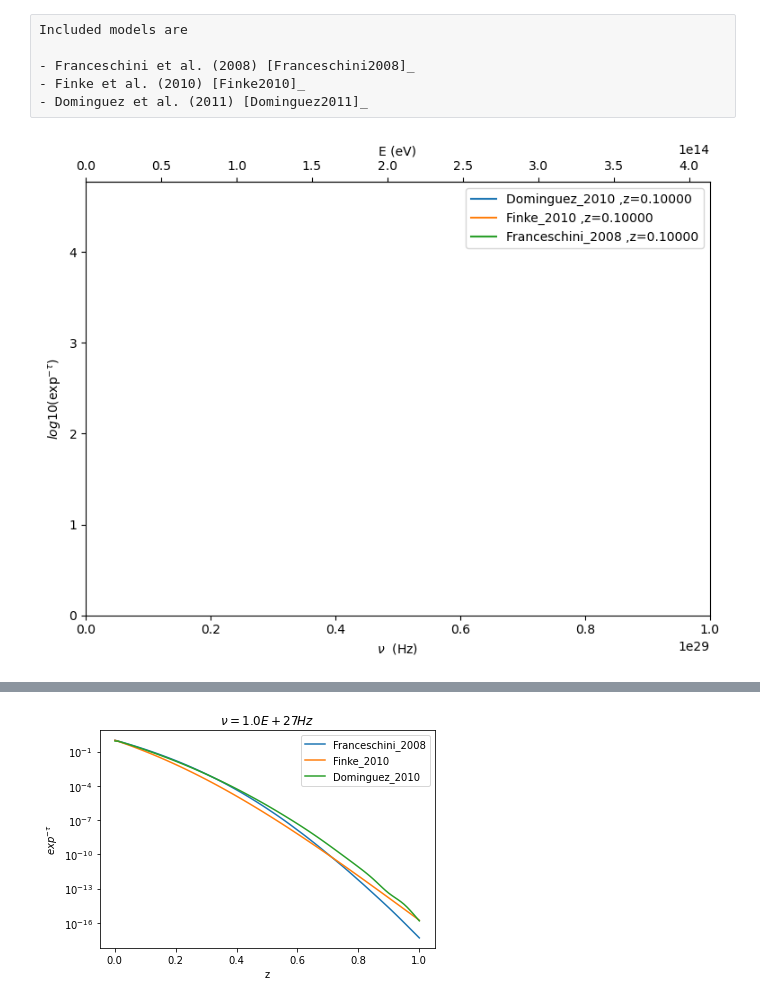
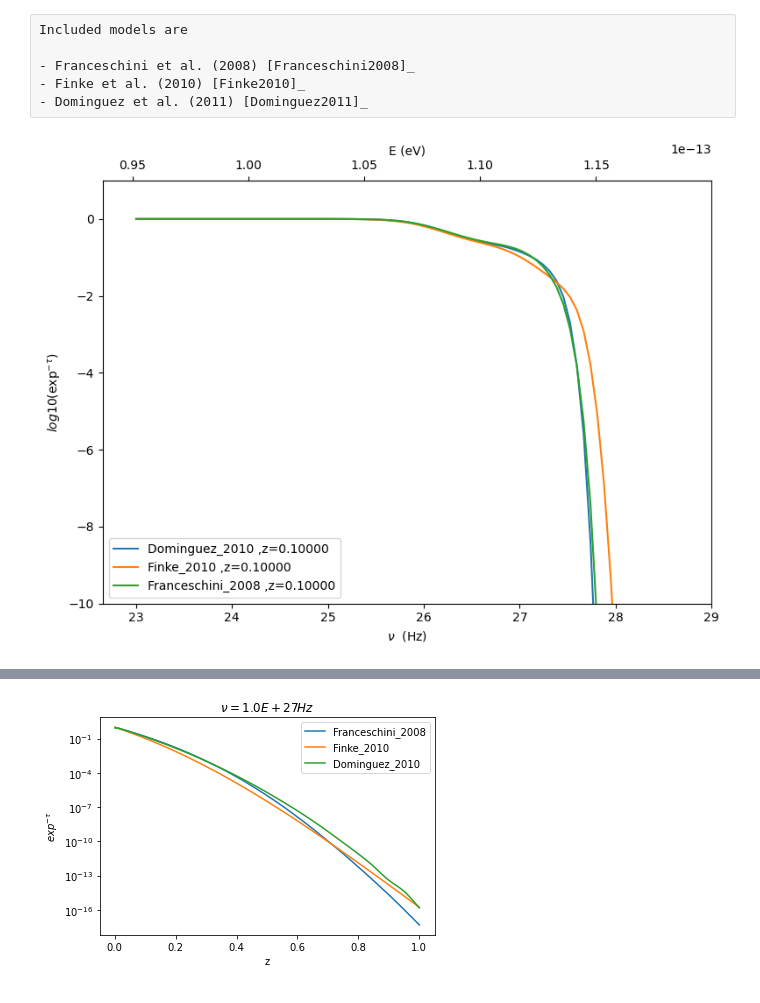
Before and after one commit to andreatramacere/jetset, a Jupyter notebook: doc/documentation_notebooks/EBL/EBL.ipynb, the cells around one changed output, grey strips where cells are left out. Cells and saved outputs as stored; diff of their text form; code cells hidden in the pictures.

```diff
--- a/doc/documentation_notebooks/EBL/EBL.ipynb
+++ b/doc/documentation_notebooks/EBL/EBL.ipynb
@@ -23,16 +26,16 @@ ebl_franceschini=EBLAbsorptionTemplate.from_name('Franceschini_2008')
 # %%
 z=0.1
 nu=np.logspace(23,30,100)
 ebl_dominguez.parameters.z_cosm.val=z
 ebl_dominguez.eval(nu=nu)
 ebl_finke.parameters.z_cosm.val=z
 ebl_finke.eval(nu=nu)
 ebl_franceschini.parameters.z_cosm.val=z
 ebl_franceschini.eval(nu=nu)
 p=ebl_dominguez.plot_model()
 ebl_finke.plot_model(p)
 ebl_franceschini.plot_model(p)
-p.setlim(y_min=1E-10,x_max=1E29)
+p.setlim(y_max=1,y_min=-10,x_max=29)
 # %% [output]
-[figure, old version]
+[figure, new version]
 # %%
```
Also changed, not shown: parts of 2 cells of this notebook, 10 other files.
